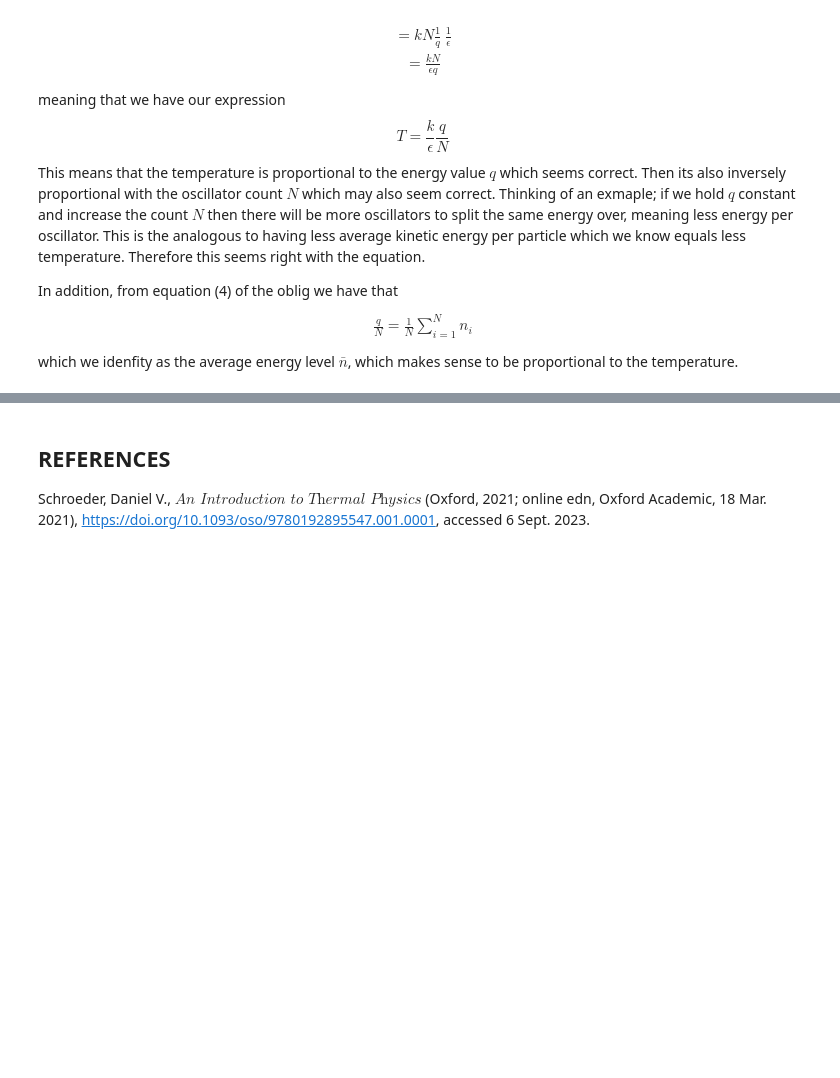
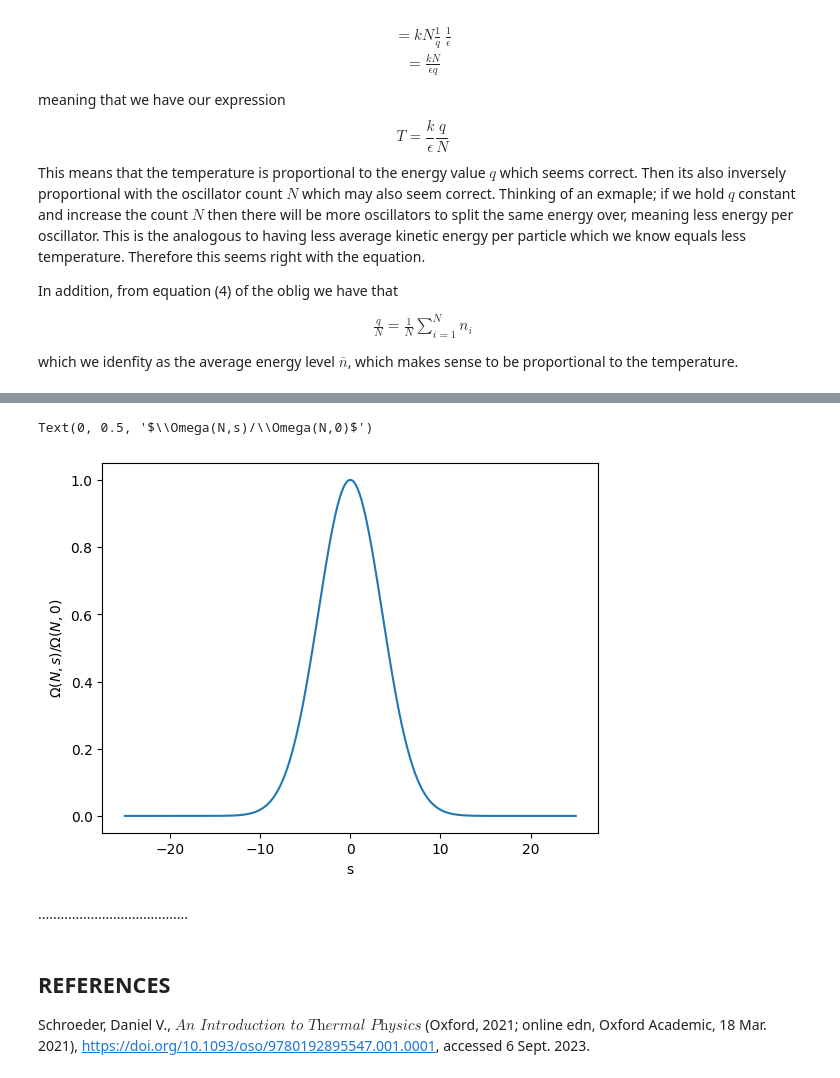
Before and after one commit to LassePladsen/FYS2160, a Jupyter notebook: Obligs/Oblig 2/Oblig 2 FYS2160 - Lasse Pladsen.ipynb, the cells around one changed output, grey strips where cells are left out. Saved outputs shown, nothing was run; the diff lists cells and outputs as text; code cells hidden in the pictures; blank space fills up the shorter version.

```diff
--- a/Obligs/Oblig 2/Oblig 2 FYS2160 - Lasse Pladsen.ipynb
+++ b/Obligs/Oblig 2/Oblig 2 FYS2160 - Lasse Pladsen.ipynb
@@ -245,3 +325,13 @@ which we idenfity as the average energy level $\bar{n}$, which makes sense to be
+# %%
+s = 0.5*np.linspace(-N, N, 500)
+plt.plot(s, np.exp(-2*s*s/N))
+plt.xlabel("s")
+plt.ylabel("$\Omega(N,s)/\Omega(N,0)$")
+# %% [output]
+Text(0, 0.5, '$\\Omega(N,s)/\\Omega(N,0)$')
+[figure, added]
+# %% [markdown]
+........................................
 # %% [markdown]
 ## REFERENCES
  Schroeder, Daniel V., $\textit{An Introduction to Thermal Physics}$ (Oxford, 2021; online edn, Oxford Academic, 18 Mar. 2021), https://doi.org/10.1093/oso/9780192895547.001.0001, accessed 6 Sept. 2023.
```
Also changed, not shown: parts of 4 cells of this notebook.
